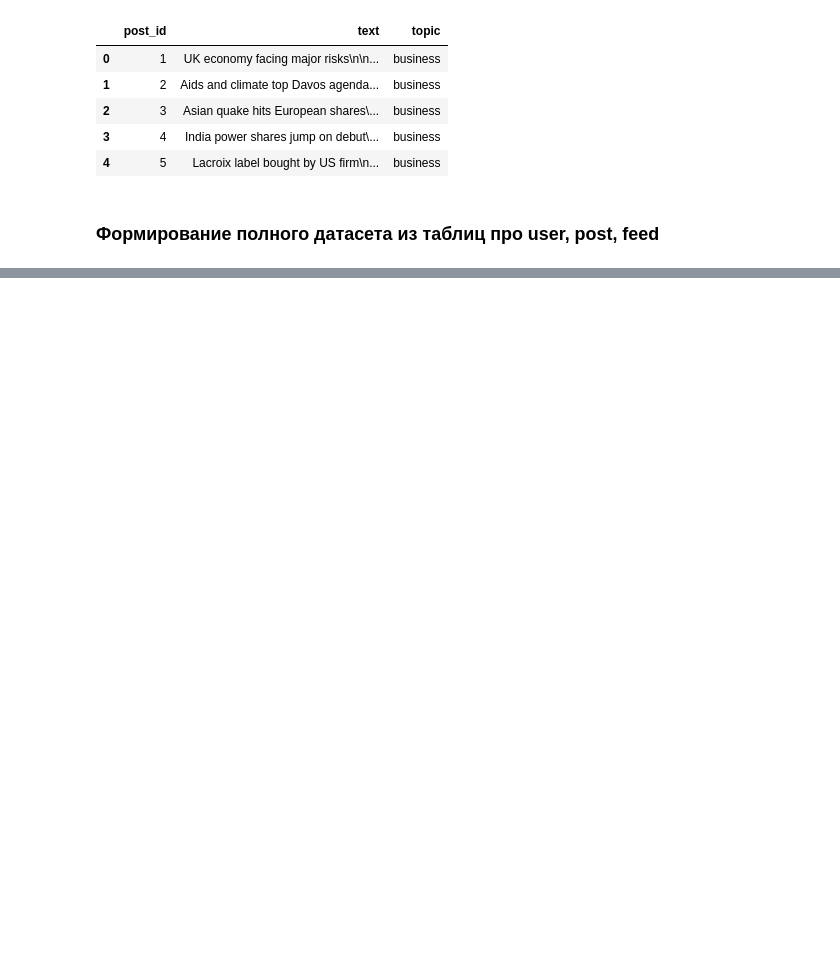
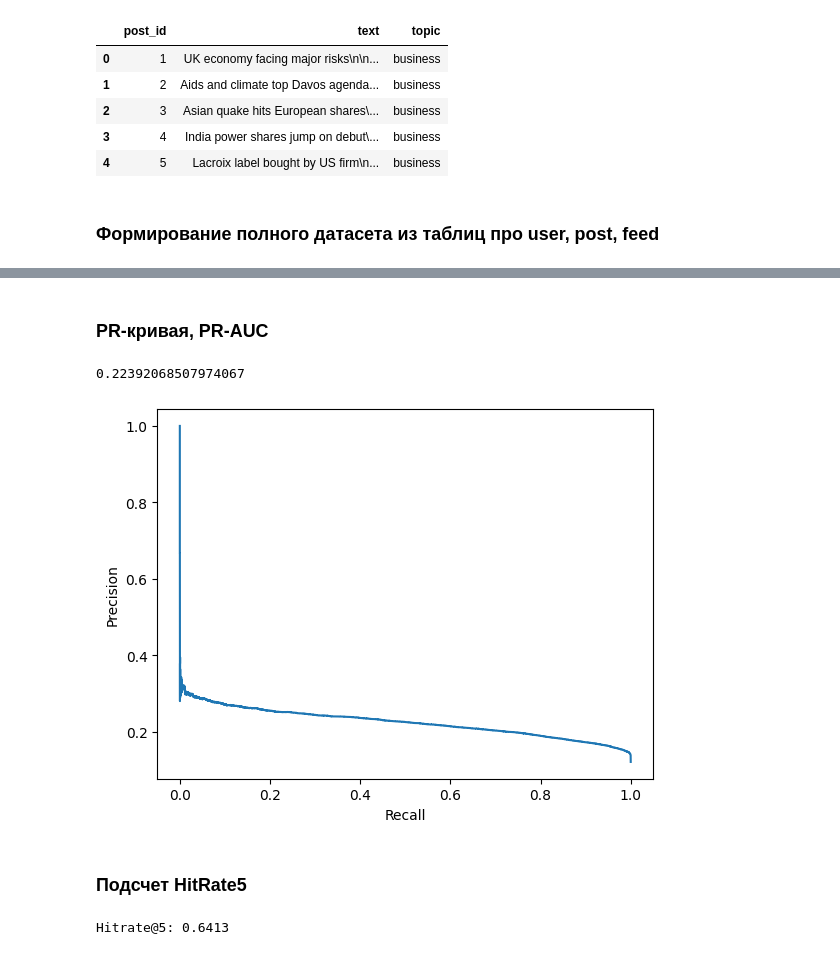
Before and after one commit to Alen4ick/ML-project-rec-sys, a Jupyter notebook: main.ipynb, the cells around one changed output, grey strips where cells are left out. Saved outputs shown, nothing was run; the diff lists cells and outputs as text; code cells hidden in the pictures; blank space fills up the shorter version.

```diff
--- a/main.ipynb
+++ b/main.ipynb
@@ -61,4 +77,0 @@ X.drop('timestamp', axis = 1, inplace= True)
-# %%
-#from sklearn.model_selection import train_test_split
-model = CatBoostClassifier(learning_rate=0.2, cat_features=['action'])
-model.fit(X, y)
@@ -95,0 +98,4 @@ x1
+# %%
+# Отберем категориальные колонки для catboost classifier
+cat_cols = X.describe(include = 'object').columns
+cat_cols
@@ -95,0 +104,6 @@ x1
+# %%
+from catboost import CatBoostClassifier
+model = CatBoostClassifier(eval_metric='AUC', verbose=20, iterations=100)
+#model.fit(X_train, y_train, eval_set=(X_test, y_test), use_best_model=True, cat_features=list(cat_cols))
+# %%
+model.fit(X_train, y_train, eval_set=(X_test, y_test), use_best_model=True, cat_features=list(cat_cols))
@@ -95,0 +124,28 @@ x1
+# %% [markdown]
+### PR-кривая, PR-AUC
+# %%
+from sklearn.metrics import precision_recall_curve, PrecisionRecallDisplay, auc
+
+precision, recall, thresholds = precision_recall_curve(y_test, model.predict_proba(X_test)[:, 1])
+PrecisionRecallDisplay(precision=precision, recall=recall).plot()
+print(auc(recall, precision))
+# %% [output]
+0.22392068507974067
+[figure, added]
+# %% [markdown]
+### Подсчет HitRate5
+# %%
+def hitrate5(model, X, Y):
+    check = pd.concat([Y,
+                       pd.Series(model.predict_proba(X)[:,1], index=Y.index, name='probas')],
+                      axis=1)
+    check = check.reset_index().drop(columns='post_id')
+
+    pred_list = [check[check.user_id == user_id].sort_values('probas', ascending=False).iloc[:5]
+                 for user_id in check.user_id.unique()]
+
+    return pd.concat(pred_list).groupby('user_id').target.sum().map(lambda x: min(1, x)).mean()
+
+print('Hitrate@5: {:.4f}'.format(hitrate5(model, X_test, y_test)))
+# %% [output]
+Hitrate@5: 0.6413
```
Also changed, not shown: parts of 28 cells of this notebook.
